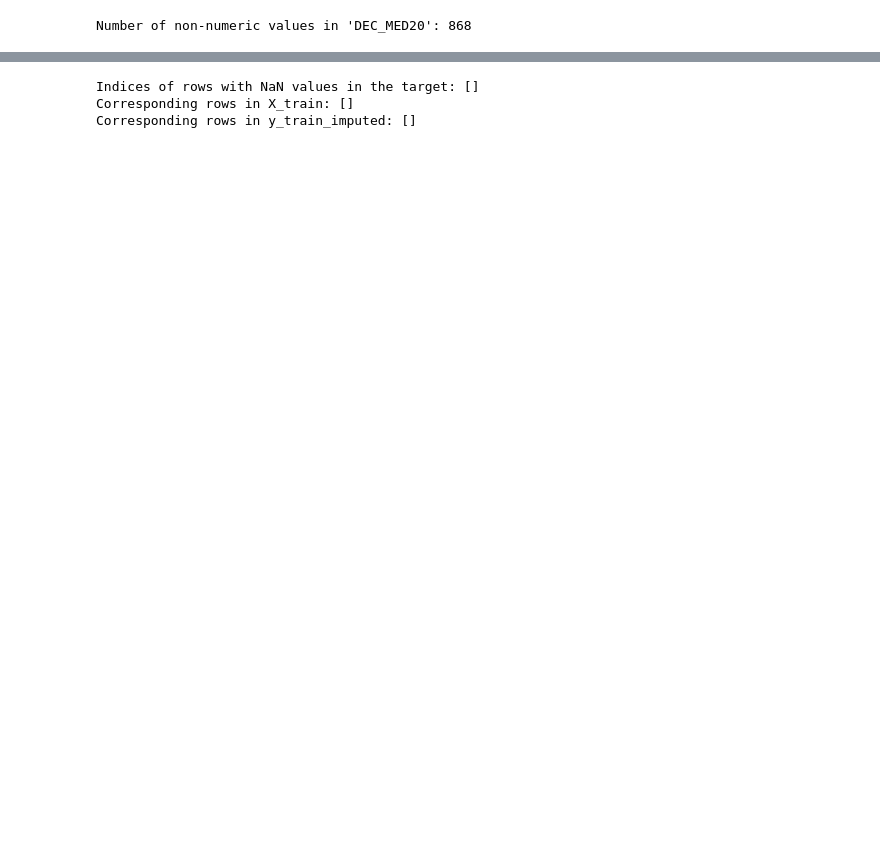
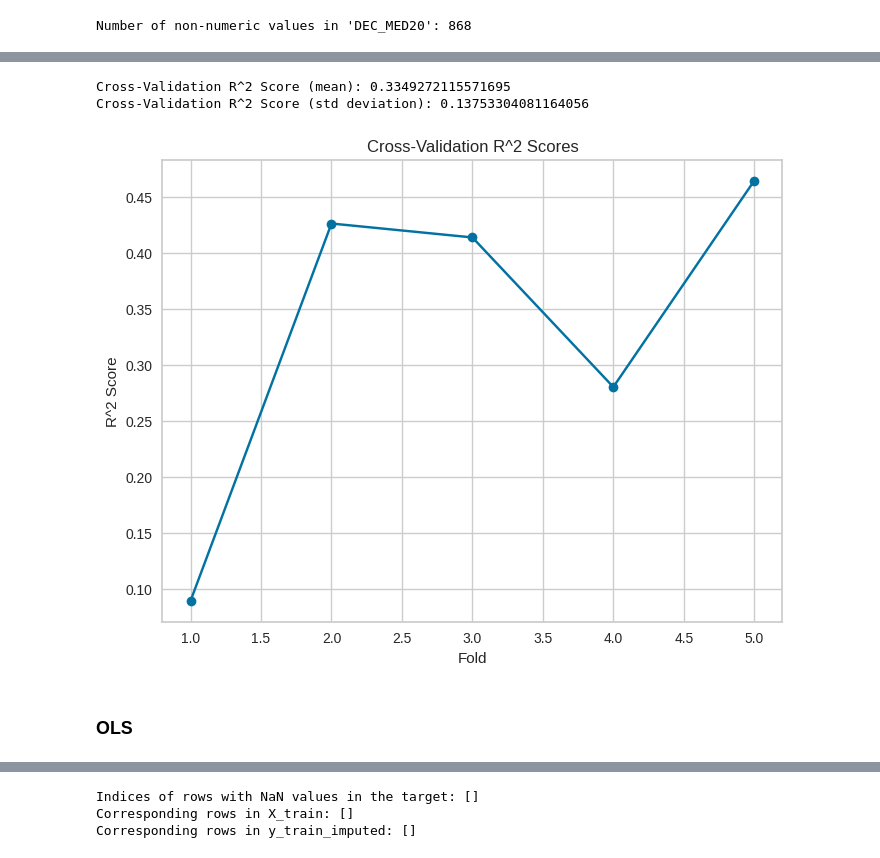
Before and after one commit to arshiataheri/IRIS-Paris-Geographical-Data-ML, a Jupyter notebook: IRIS_Paris_Geographical_Data_ML.ipynb, the cells around one changed output, grey strips where cells are left out. Cells and saved outputs as stored; diff of their text form; code cells hidden in the pictures; blank space fills up the shorter version.

Commit message:
modeling

```diff
--- a/IRIS_Paris_Geographical_Data_ML.ipynb
+++ b/IRIS_Paris_Geographical_Data_ML.ipynb
@@ -410,0 +467,11 @@ ax.set_axis_off()
+# %%
+# Perform spatial join between revenuiris and apartments
+joined_data = gpd.sjoin(revenuiris, apartments_gdf, how="left", op="contains")
+
+# Group by IRIS and calculate the average valeur_fonciere
+average_valeur_fonciere = joined_data.groupby('code_iris')['valeur_fonciere'].mean().reset_index()
+
+# Merge the average valeur_fonciere back into revenuiris DataFrame
+revenuiris = revenuiris.merge(average_valeur_fonciere, on='code_iris', how='left')
+revenuiris.rename(columns={'valeur_fonciere': 'avg_valeur_fonciere'}, inplace=True)
+revenuiris
@@ -543,0 +635,6 @@ revenuiris
+# %%
+# Select features and target column
+features = ['m2_pop', 'median_apartment_size_filled', 'immobilier_count', 'amenities_count', 'is_west_side', 'distance_to_eiffel_tower', 'DEC_MED20', 'distance_to_center', 'nb_pop_n5']
+#features = ['amenities_count', 'is_west_side', 'distance_to_eiffel_tower', 'DEC_MED20', 'nb_pop_n5']
+
+target = 'median_price_per_m2'
@@ -568,12 +683,12 @@ print("NaN summary:")
 print(nan_summary)
 
 # Impute missing values with mean for features
-imputer_features = IterativeImputer(max_iter=10, random_state=0)
+imputer_features = IterativeImputer(max_iter=10, random_state=5)
 X_train_imputed = imputer_features.fit_transform(X_train)
 X_test_imputed = imputer_features.transform(X_test)
 
 # Impute missing values with mean for target
-imputer_features = IterativeImputer(max_iter=10, random_state=0)
+imputer_target = IterativeImputer(max_iter=10, random_state=5)
 y_train_imputed = imputer_target.fit_transform(y_train.values.reshape(-1, 1)).ravel()
 y_test_imputed = imputer_target.transform(y_test.values.reshape(-1, 1)).ravel()
 
@@ -628,0 +748,29 @@ Test R^2 Score: 0.5240438310911703
+# %%
+from sklearn.model_selection import cross_val_score
+
+# Perform k-fold cross-validation
+cv_scores = cross_val_score(model, X_train_imputed, y_train_imputed, cv=5, scoring='r2')
+
+# Calculate mean R^2 score and standard deviation
+mean_cv_r2 = cv_scores.mean()
+std_cv_r2 = cv_scores.std()
+
+# Print cross-validation results
+print("Cross-Validation R^2 Score (mean):", mean_cv_r2)
+print("Cross-Validation R^2 Score (std deviation):", std_cv_r2)
+# %% [output]
+Cross-Validation R^2 Score (mean): 0.3349272115571695
+Cross-Validation R^2 Score (std deviation): 0.13753304081164056
+# %%
+# Plot cross-validation results
+plt.figure(figsize=(8, 6))
+plt.plot(range(1, len(cv_scores) + 1), cv_scores, marker='o', linestyle='-')
+plt.xlabel('Fold')
+plt.ylabel('R^2 Score')
+plt.title('Cross-Validation R^2 Scores')
+plt.grid(True)
+plt.show()
+# %% [output]
+[figure, added]
+# %% [markdown]
+### OLS
```
Also changed, not shown: parts of 35 cells of this notebook.
